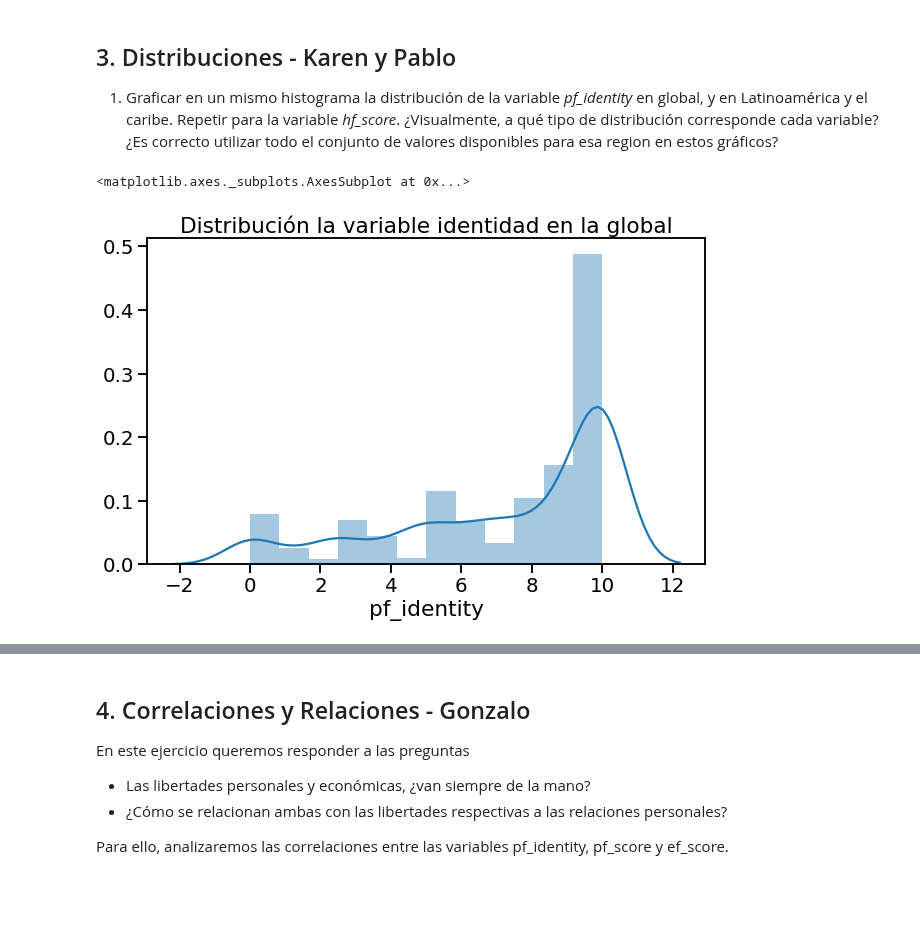
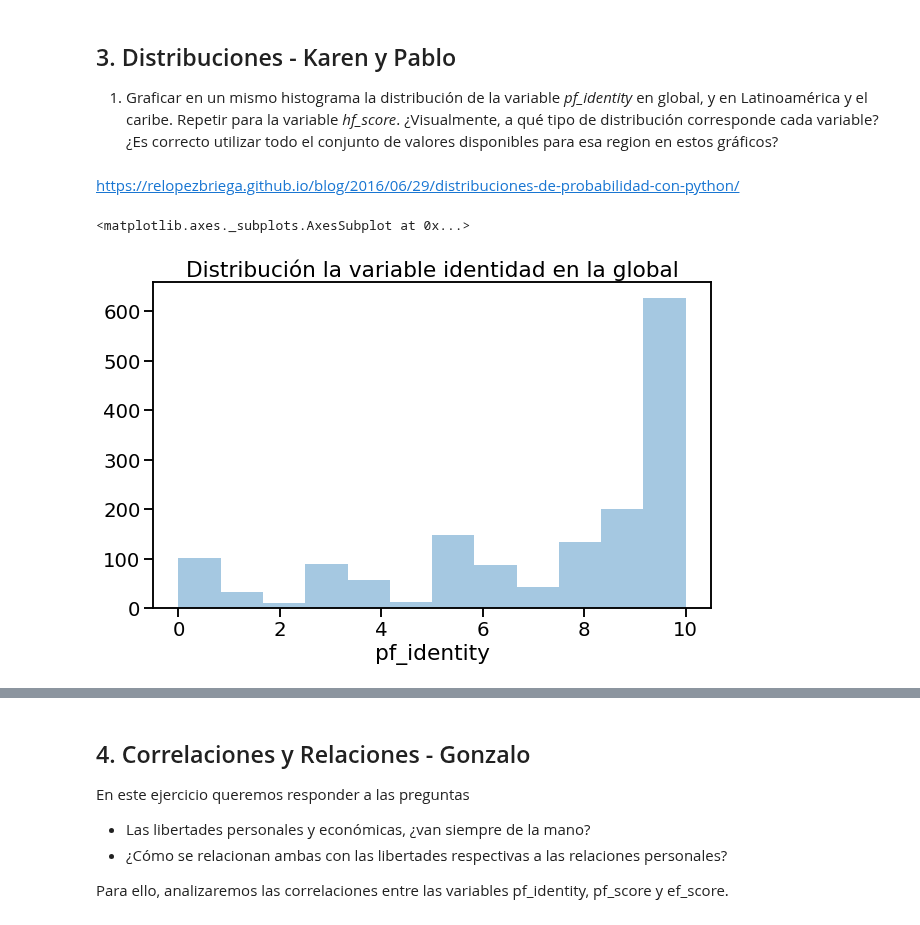
Before and after one commit to diplodatos2020-grupo5/AnalisisyVisualizacion, a Jupyter notebook: practico.ipynb, the cells around one changed output, grey strips where cells are left out. Saved outputs shown, nothing was run; the diff lists cells and outputs as text; code cells hidden in the pictures; blank space fills up the shorter version.

Commit message:
algunos comentarios sobre las distribuciones, intentando agregar lo que usaron las profes en la notebook 9 (no sabemos como funciona), formato de la notebook

```diff
--- a/practico.ipynb
+++ b/practico.ipynb
@@ -492,10 +536,12 @@ vz_tend_pf = seaborn.regplot(x="year",y="pf_mean",data = pf_vz)
 # %% [markdown]
 ## 3. Distribuciones - Karen y Pablo
   1. Graficar en un mismo histograma la distribución de la variable *pf_identity* en global, y en Latinoamérica y el caribe. Repetir para la variable *hf_score*. ¿Visualmente, a qué tipo de distribución corresponde cada variable? ¿Es correcto utilizar todo el conjunto de valores disponibles para esa region en estos gráficos?
+# %% [markdown]
+https://relopezbriega.github.io/blog/2016/06/29/distribuciones-de-probabilidad-con-python/
 # %%
 plt.figure(figsize=(10,6))
 plt.title('Distribución la variable identidad en la global')
-seaborn.distplot(dataset.pf_identity)
+seaborn.distplot(dataset.pf_identity,kde=False)
 # %% [output]
 <matplotlib.axes._subplots.AxesSubplot at 0x...>
-[figure, old version]
+[figure, new version]
```
Also changed, not shown: parts of 30 cells of this notebook.
